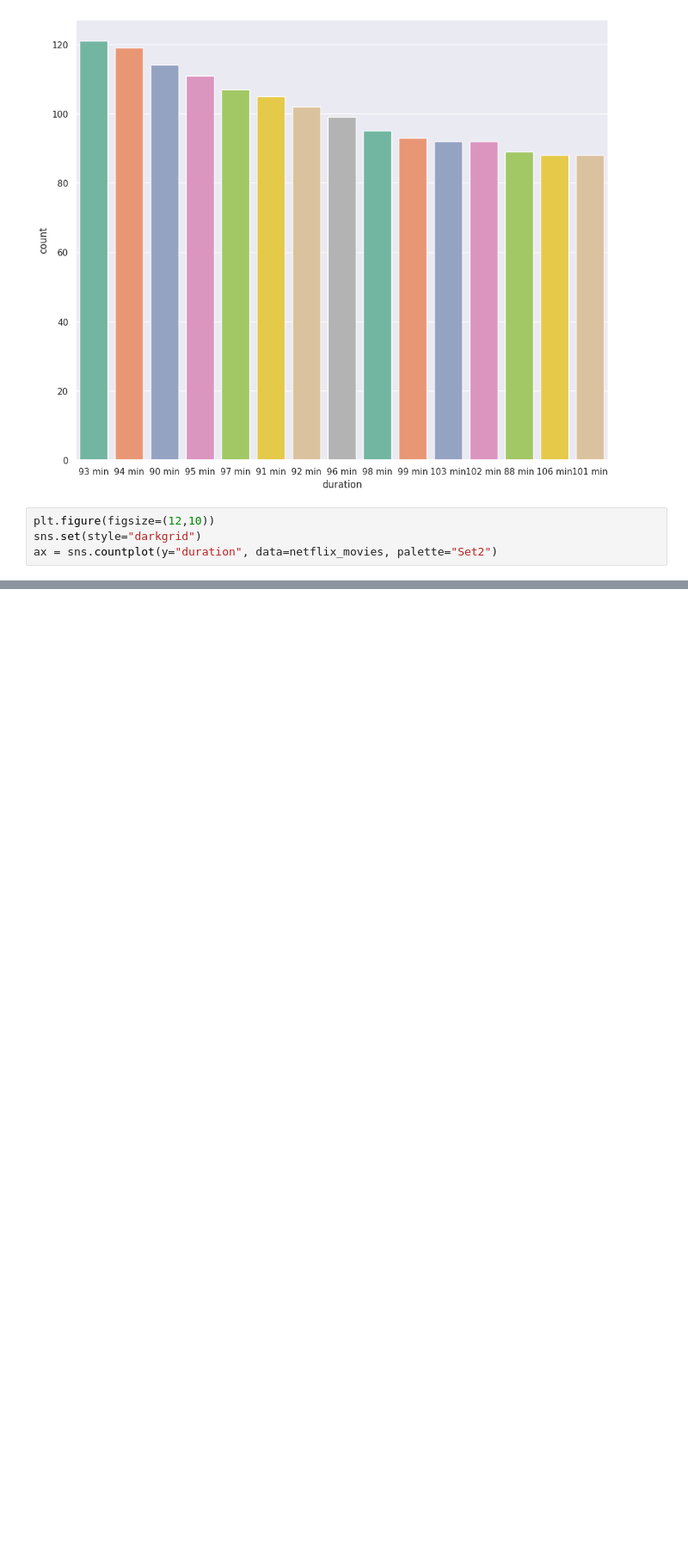
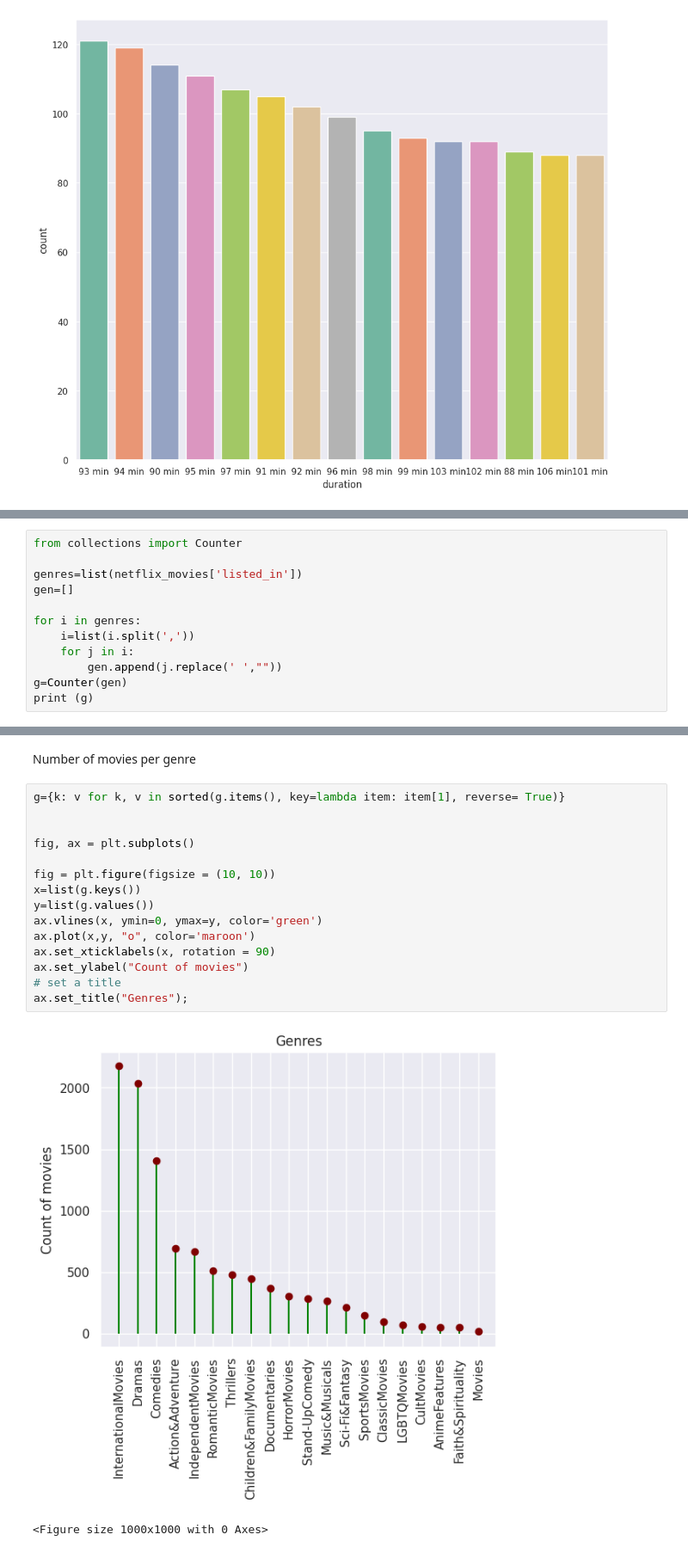
Before and after one commit to vidhik2002/Movie-Recommendation-Netflix, a Jupyter notebook: Recommendation-System.ipynb, the cells around one changed output, grey strips where cells are left out. Shown at 86% size. Drawn from its saved outputs; the diff is of its cells as text; blank space fills up the shorter version.

```diff
--- a/Recommendation-System.ipynb
+++ b/Recommendation-System.ipynb
@@ -86,7 +90,3 @@ sns.set(style="darkgrid")
 ax = sns.countplot(x="duration", data=netflix_movies, palette="Set2", order=netflix_movies['duration'].value_counts().index[0:15])
 # %% [output]
 [figure]
-# %%
-plt.figure(figsize=(12,10))
-sns.set(style="darkgrid")
-ax = sns.countplot(y="duration", data=netflix_movies, palette="Set2")
@@ -94,0 +93,12 @@ ax = sns.countplot(y="duration", data=netflix_movies, palette="Set2")
+# %%
+from collections import Counter
+
+genres=list(netflix_movies['listed_in'])
+gen=[]
+
+for i in genres:
+    i=list(i.split(','))
+    for j in i:
+        gen.append(j.replace(' ',""))
+g=Counter(gen)
+print (g)
@@ -94,0 +107,20 @@ ax = sns.countplot(y="duration", data=netflix_movies, palette="Set2")
+# %% [markdown]
+Number of movies per genre
+# %%
+g={k: v for k, v in sorted(g.items(), key=lambda item: item[1], reverse= True)}
+
+
+fig, ax = plt.subplots()
+
+fig = plt.figure(figsize = (10, 10))
+x=list(g.keys())
+y=list(g.values())
+ax.vlines(x, ymin=0, ymax=y, color='green')
+ax.plot(x,y, "o", color='maroon')
+ax.set_xticklabels(x, rotation = 90)
+ax.set_ylabel("Count of movies")
+# set a title
+ax.set_title("Genres");
+# %% [output]
+[figure, added]
+<Figure size 1000x1000 with 0 Axes>
```
Also changed, not shown: parts of 8 cells of this notebook.
